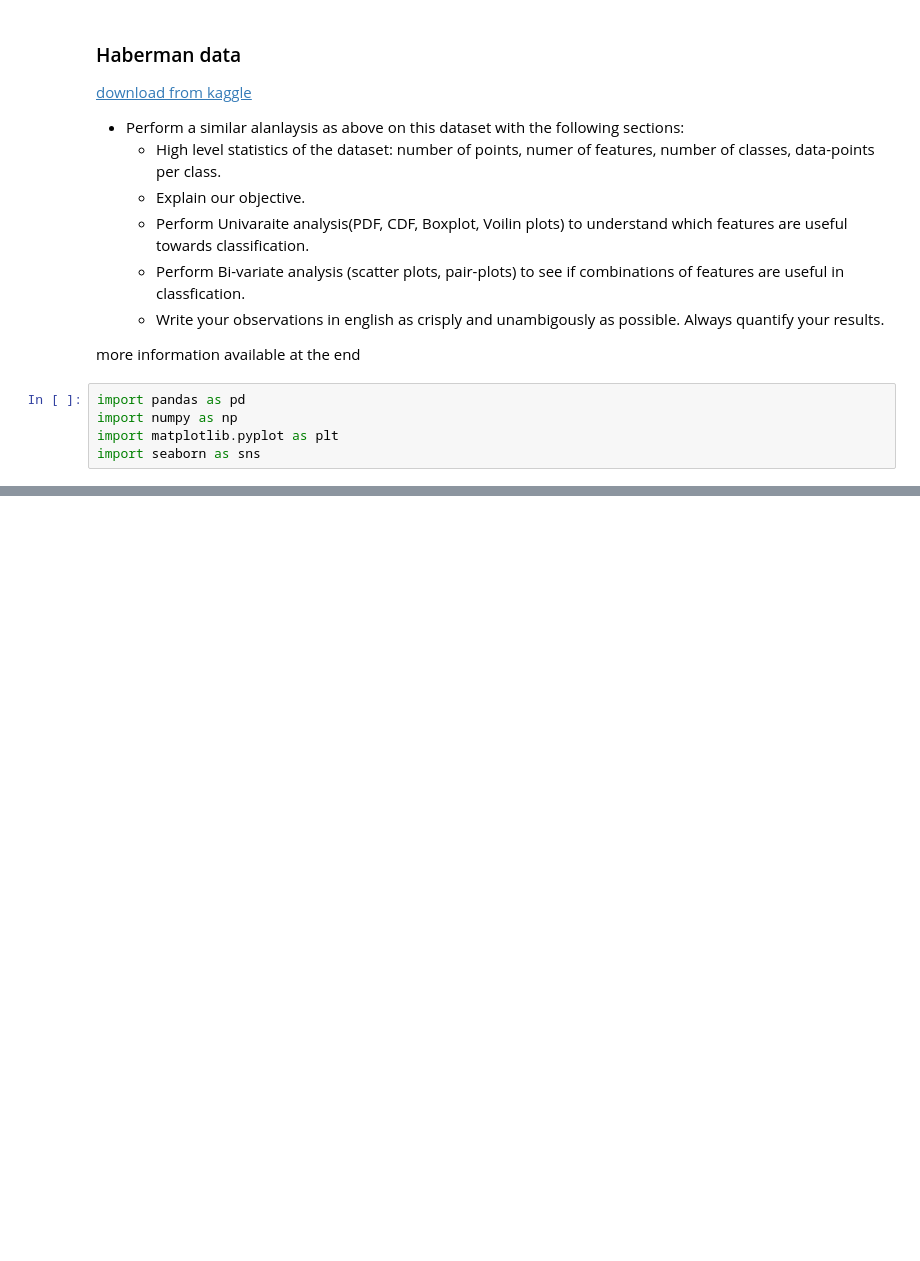
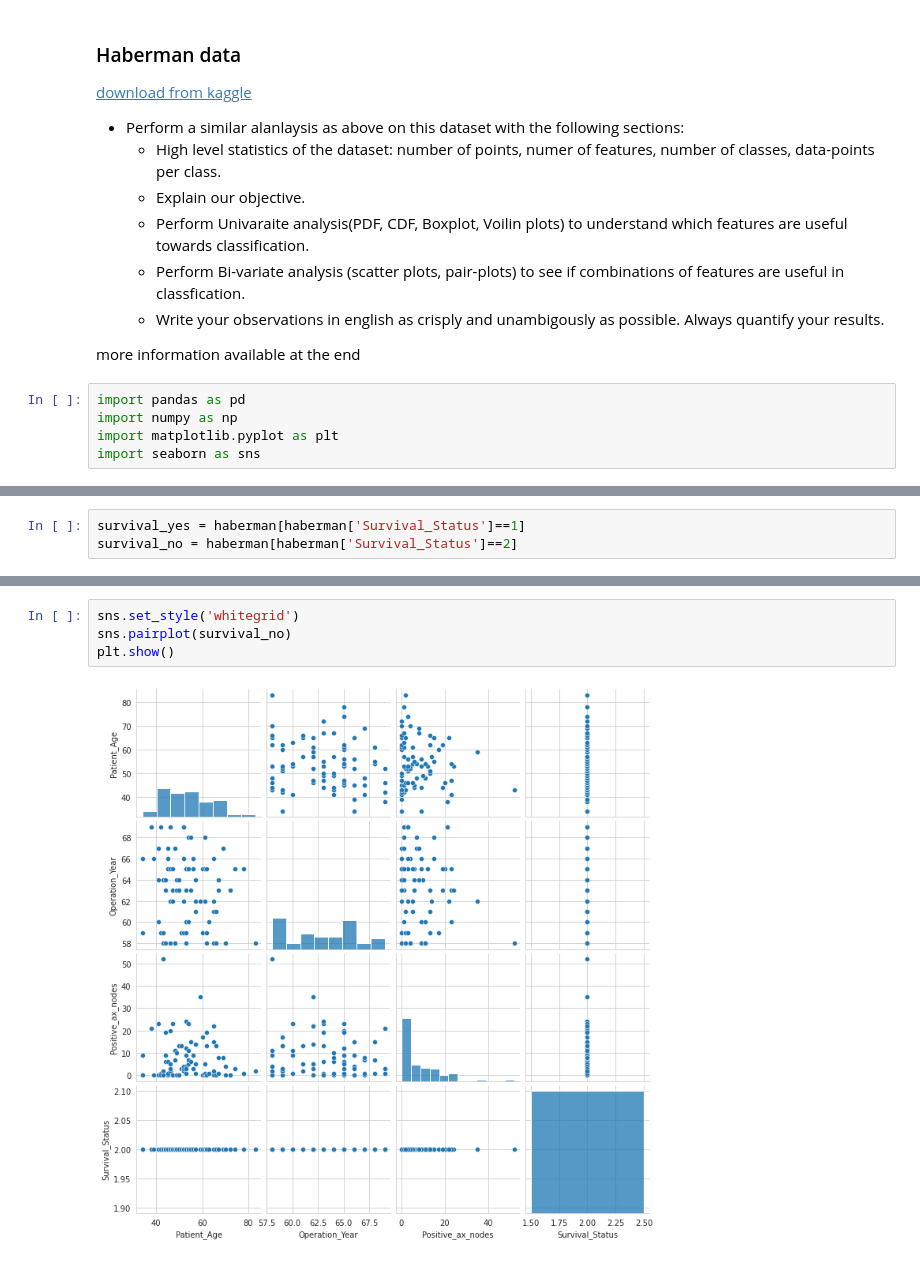
Before and after one commit to mayurkagathara/Python_Practice, a Jupyter notebook: Blogger/UOH_practice/Sem_1/Sub_2/EDA_Practice_Haberman.ipynb, the cells around one changed output, grey strips where cells are left out. Saved outputs shown, nothing was run; the diff lists cells and outputs as text; blank space fills up the shorter version.

```diff
--- a/Blogger/UOH_practice/Sem_1/Sub_2/EDA_Practice_Haberman.ipynb
+++ b/Blogger/UOH_practice/Sem_1/Sub_2/EDA_Practice_Haberman.ipynb
@@ -22,0 +38,3 @@ NameError: name 'haberman' is not defined
+# %%
+survival_yes = haberman[haberman['Survival_Status']==1]
+survival_no = haberman[haberman['Survival_Status']==2]
@@ -22,0 +72,6 @@ NameError: name 'haberman' is not defined
+# %%
+sns.set_style('whitegrid')
+sns.pairplot(survival_no)
+plt.show()
+# %% [output]
+[figure, added]
```
Also changed, not shown: parts of 12 cells of this notebook, 3 other files.
